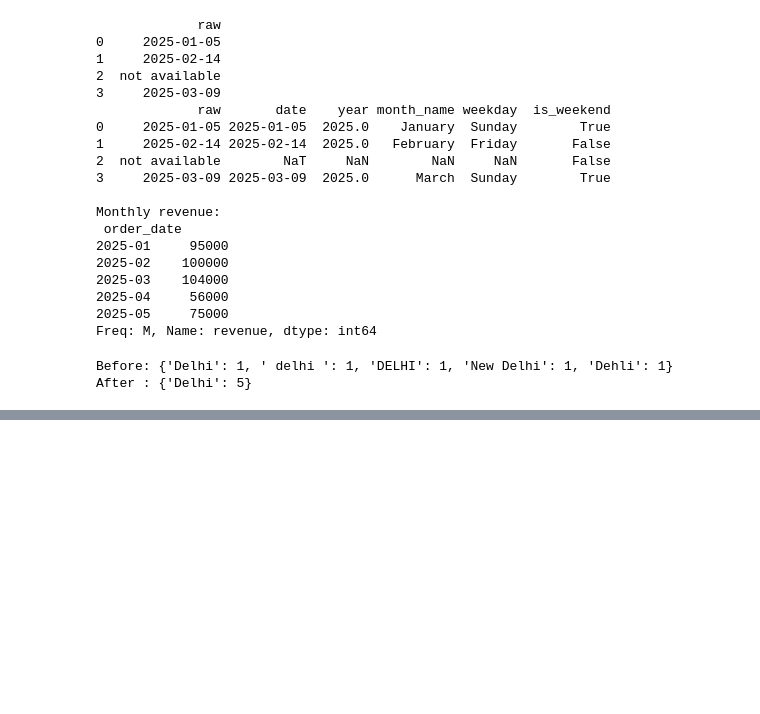
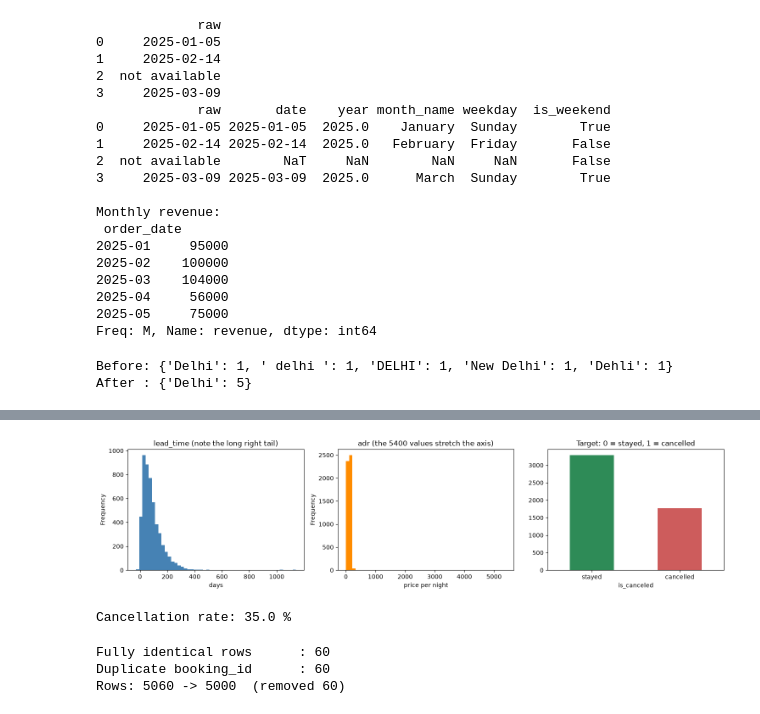
Before and after one commit to arcsinfotech/ai-class, a Jupyter notebook: backend/pandas.ipynb, the cells around one changed output, grey strips where cells are left out. Drawn from its saved outputs; the diff is of its cells as text; code cells hidden in the pictures; blank space fills up the shorter version.

```diff
--- a/backend/pandas.ipynb
+++ b/backend/pandas.ipynb
@@ -343,0 +530,3 @@ After : {'Delhi': 5}
+# %%
+raw = pd.read_csv("hotel_bookings_raw.csv")
+raw.head(8)
@@ -343,0 +631,30 @@ After : {'Delhi': 5}
+# %%
+fig, axes = plt.subplots(1, 3, figsize=(15, 3.8))
+
+raw["lead_time"].plot.hist(bins=50, ax=axes[0], color="steelblue")
+axes[0].set_title("lead_time (note the long right tail)"); axes[0].set_xlabel("days")
+
+raw["adr"].plot.hist(bins=50, ax=axes[1], color="darkorange")
+axes[1].set_title("adr (the 5400 values stretch the axis)"); axes[1].set_xlabel("price per night")
+
+raw["is_canceled"].value_counts().sort_index().plot.bar(ax=axes[2], color=["seagreen", "indianred"])
+axes[2].set_title("Target: 0 = stayed, 1 = cancelled"); axes[2].set_xticklabels(["stayed", "cancelled"], rotation=0)
+
+plt.tight_layout(); plt.show()
+print("Cancellation rate:", round(raw["is_canceled"].mean() * 100, 1), "%")
+# %% [output]
+[figure, added]
+Cancellation rate: 35.0 %
+# %%
+df = raw.copy() # never modify the raw data. Always work on a copy.
+
+before = len(df) # 5060
+print("Fully identical rows      :", df.duplicated().sum())
+print("Duplicate booking_id      :", df.duplicated(subset="booking_id").sum())
+
+df = df.drop_duplicates(subset="booking_id", keep="first")
+print(f"Rows: {before} -> {len(df)}  (removed {before - len(df)})")
+# %% [output]
+Fully identical rows      : 60
+Duplicate booking_id      : 60
+Rows: 5060 -> 5000  (removed 60)
```
Also changed, not shown: parts of 15 cells of this notebook, 1 other file.
